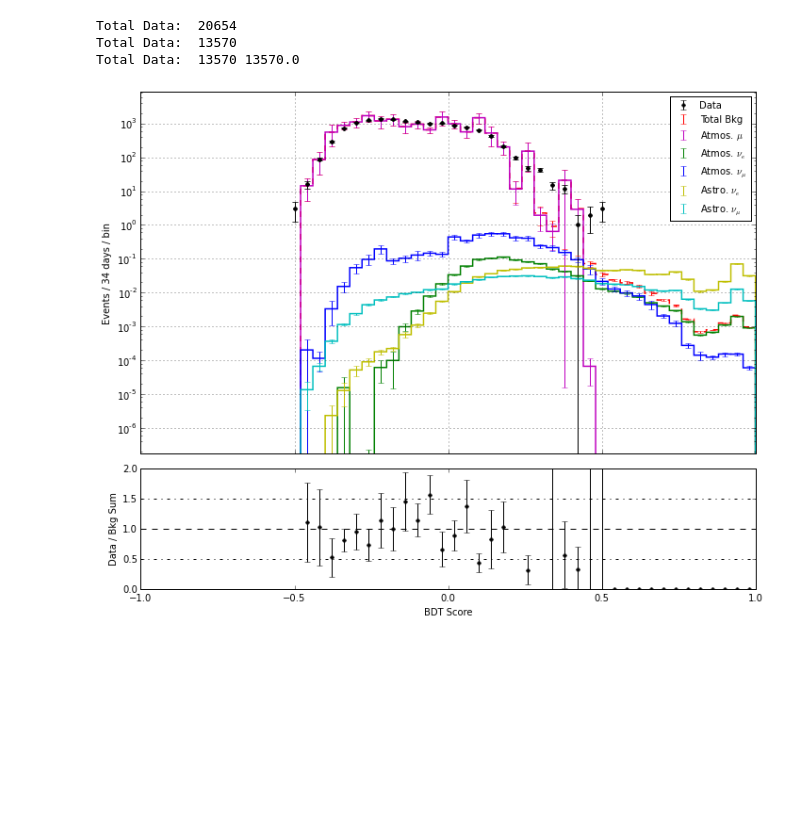
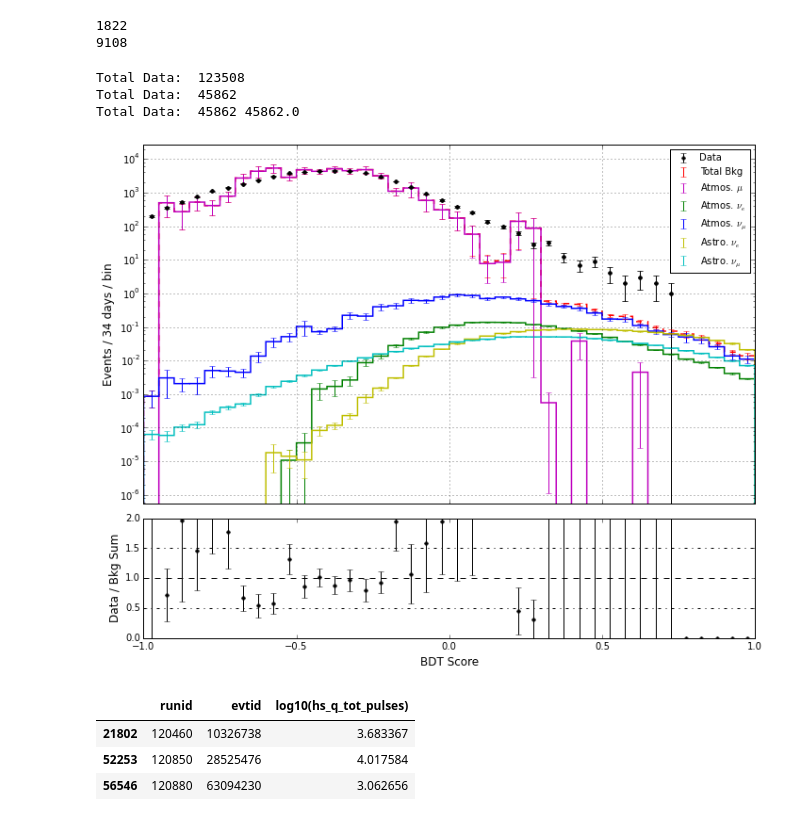
Before and after one commit to mrelich/MultiPeVNotebooks, a Jupyter notebook: mva_outerevents.ipynb, the cells around one changed output. Cells and saved outputs as stored; diff of their text form; code cells hidden in the pictures; blank space fills up the shorter version.

```diff
--- a/mva_outerevents.ipynb
+++ b/mva_outerevents.ipynb
@@ -193,0 +189,5 @@ Cut: 0.95
+# %%
+# Now define classifier, train, and plot
+clf = classifier(300,4,1000,0.1,200,'sqrt')
+clf = train(clf, X_train, y_train)
+plotbdt(clf, X_test, y_test)
@@ -194,3 +213,11 @@ Cut: 0.95
+# %%
+dt_sig = X_test[y_test > 0.5]
+dt_bkg = X_test[y_test < 0.5]
+# %%
+print len(dt_bkg)
+# %% [output]
+1822
+9108
 # %%
 # Let's also bring in the data and remaining simulation and evaluate the bdt
 
@@ -205,20 +232,33 @@ print "Total Data: ", len(d_data)
 # apply some selection
 d_numu = qlayerCut(d_numu, False, 0.8)
 d_data = qlayerCut(d_data, False, 0.8)
-d_numu = firstHitInOuter(d_numu)
-d_data = firstHitInOuter(d_data)
+#d_numu = firstHitInOuter(d_numu)
+#d_data = firstHitInOuter(d_data)
+
+# Cut balloon events
+d_data = balloonCut(d_data)
+d_numu = balloonCut(d_numu)
+
+# Add the maxDist parameter
+d_numu['maxDist'] = maxDistMaxDoms(d_numu)
+d_data['maxDist'] = maxDistMaxDoms(d_data)
 
 print "Total Data: ", len(d_data)
 
 # Drop unnecessary stuff
 d_numu = d_numu[ b_features + weights ]
-d_data = d_data[ b_features + ['w'] ]
+d_data = d_data[ b_features + ['w','runid','evtid'] ]
 
 print "Total Data: ", len(d_data), sum(d_data['w'])
 # %% [output]
-Total Data:  20654
-Total Data:  13570
-Total Data:  13570 13570.0
+Total Data:  123508
+Total Data:  45862
+Total Data:  45862 45862.0
+# %%
+# Clean up the data
+d_data = d_data.dropna()
+d_numu = d_numu.dropna()
+d_le_nue = d_le_nue.dropna()
 # %%
 # Evaluate for data
 d_data['scores'] = pd.Series(clf.decision_function( d_data[b_features] ), index=d_data.index)
@@ -258,8 +298,7 @@ info = {'data'     : [d_data,
         }
 # %%
 # Plot the scores
-pt.plotStackedRatio(info,'scores','BDT Score', 50, -1, 1, 1e-10, True, False)
-plt.savefig('../plots/mvaana/EffectiveArea/datamc_bdtscore.png')
-plt.show()
+pt.plotStackedRatio(info,'scores','BDT Score', 40, -1, 1, 1e-10, True, False)
+#plt.savefig('../plots/mvaana/bdts/datamc_bdtscore_secondpass.png')
 # %% [output]
-[figure, old version]
+[figure, new version]
@@ -268,3 +305,11 @@ print sum(d_data['w']), sum(dt_bkg['w']), sum(dt_bkg['w'])/sum(d_data['w'])
+# %%
+peal = d_data[ d_data['scores'] > 0.65]
+peal[['runid','evtid','log10(hs_q_tot_pulses)']]
+# %% [output]
+|  | runid | evtid | log10(hs_q_tot_pulses) |
+| 21802 | 120460 | 10326738 | 3.683367 |
+| 52253 | 120850 | 28525476 | 4.017584 |
+| 56546 | 120880 | 63094230 | 3.062656 |
 # %%
 # Methods to plot effective area
 from math import pi,log10
```
Also changed, not shown: parts of 12 cells of this notebook, 8 other files.
